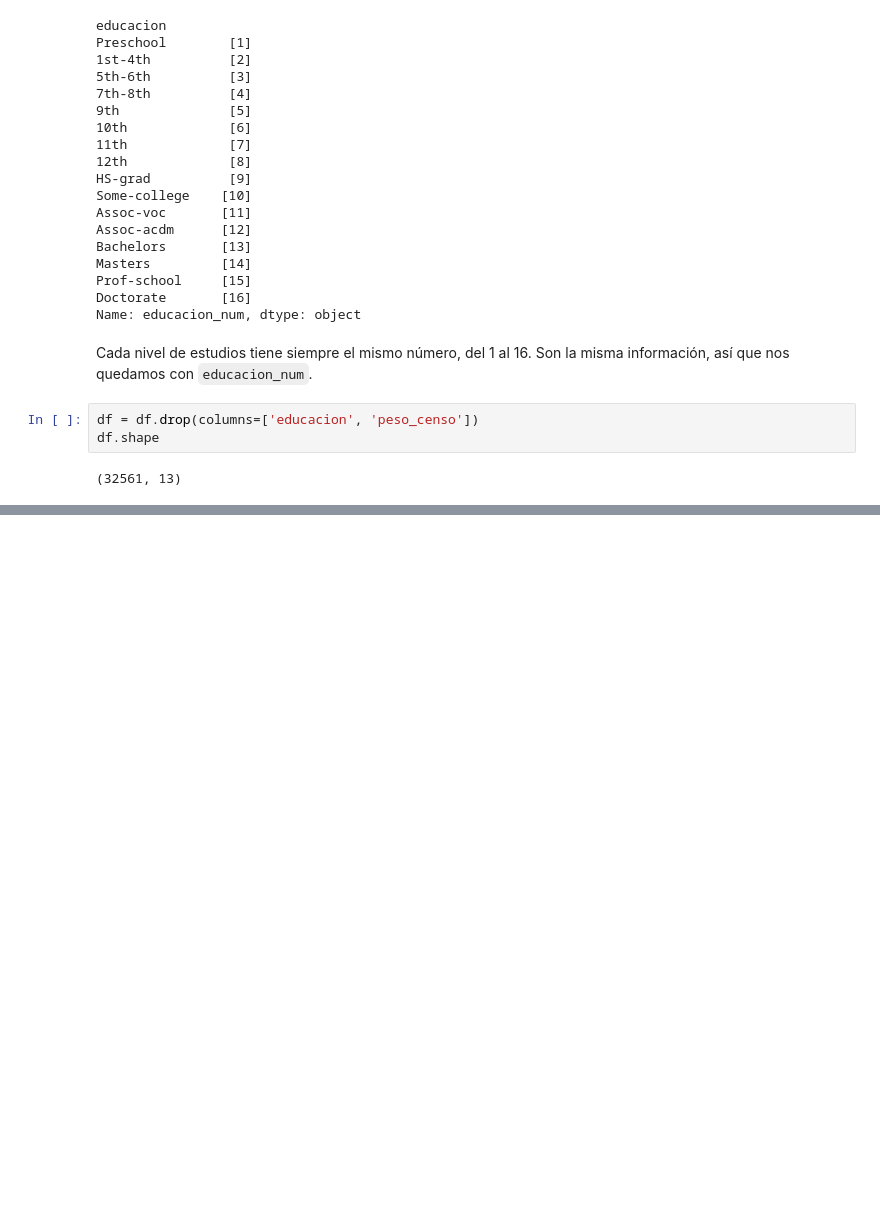
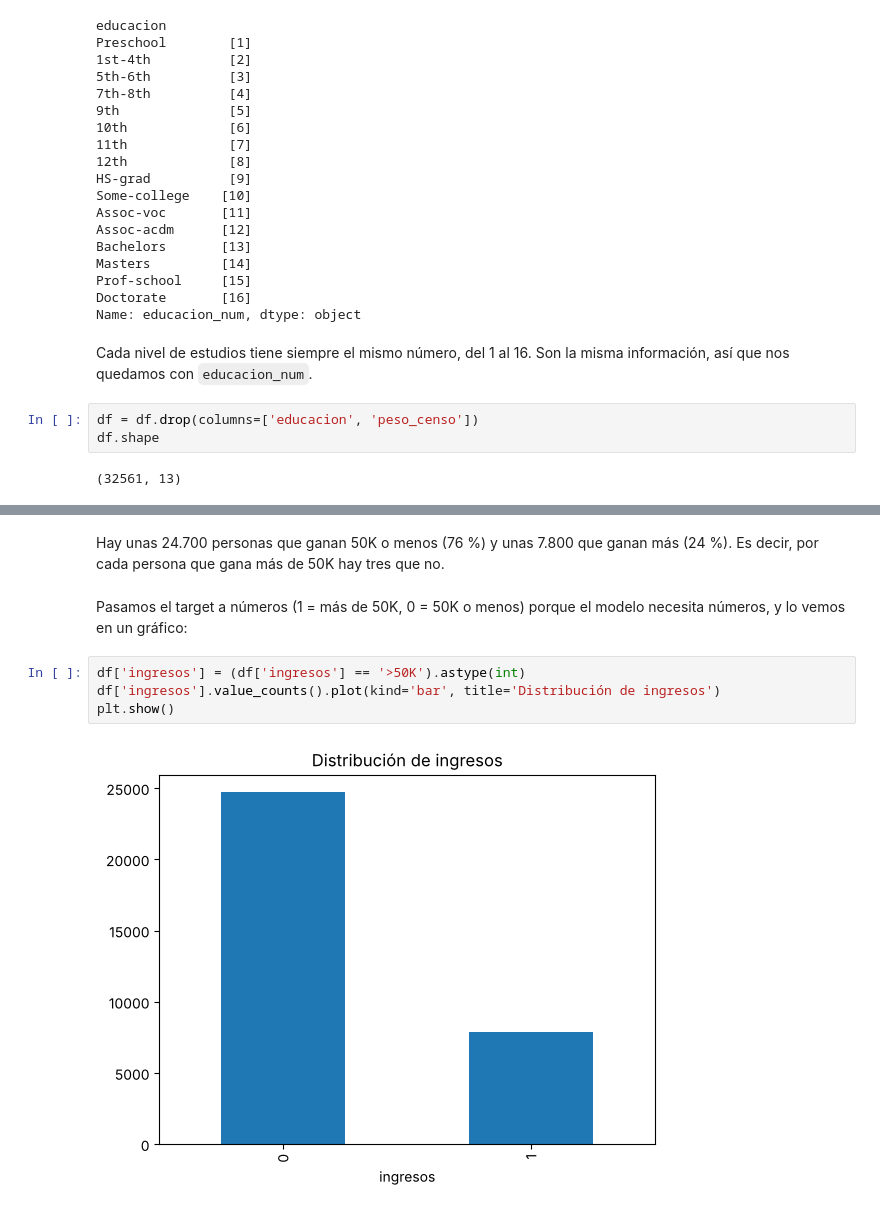
Before and after one commit to cesarmata1/Practica_Grupal_Aprendizaje_Automatico, a Jupyter notebook: notebooks/00_EDA_adult.ipynb, the cells around one changed output, grey strips where cells are left out. Saved outputs shown, nothing was run; the diff lists cells and outputs as text; blank space fills up the shorter version.

```diff
--- a/notebooks/00_EDA_adult.ipynb
+++ b/notebooks/00_EDA_adult.ipynb
@@ -136,0 +155,10 @@ df.shape
+# %% [markdown]
+Hay unas 24.700 personas que ganan 50K o menos (76 %) y unas 7.800 que ganan más (24 %). Es decir, por cada persona que gana más de 50K hay tres que no.
+# %% [markdown]
+Pasamos el target a números (1 = más de 50K, 0 = 50K o menos) porque el modelo necesita números, y lo vemos en un gráfico:
+# %%
+df['ingresos'] = (df['ingresos'] == '>50K').astype(int)
+df['ingresos'].value_counts().plot(kind='bar', title='Distribución de ingresos')
+plt.show()
+# %% [output]
+[figure, added]
```
Also changed, not shown: parts of 3 cells of this notebook.
